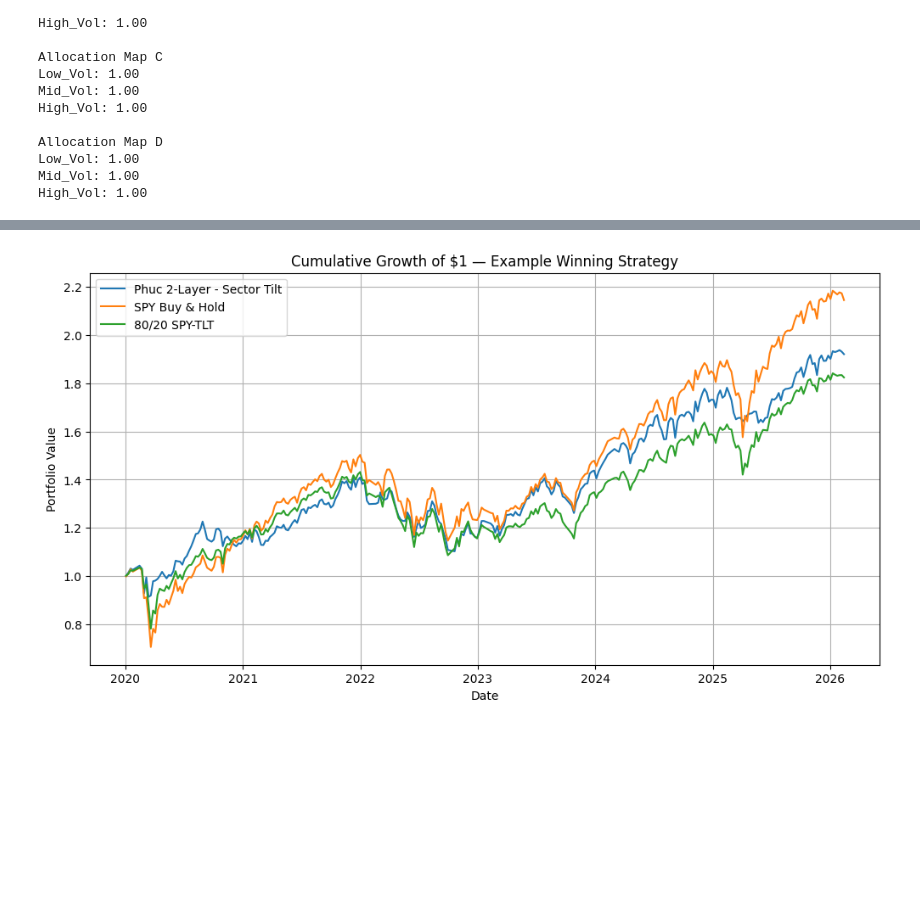
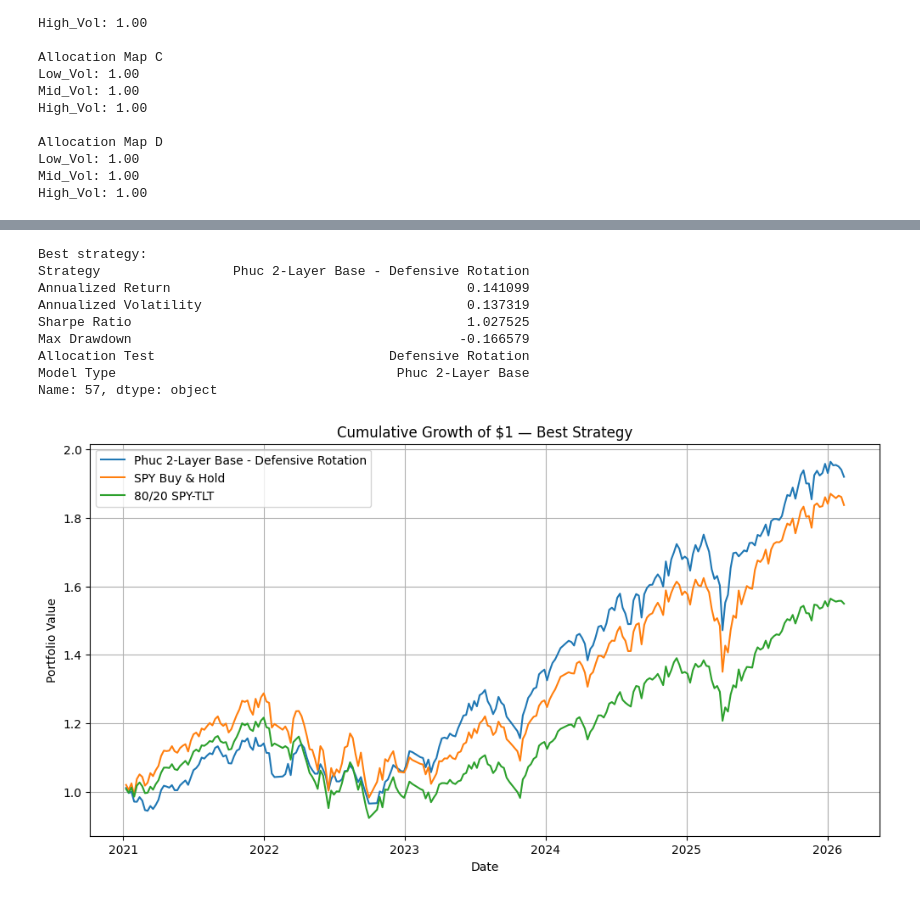
Before and after one commit to Spencer-Cheung/regime-portfolio-allocation, a Jupyter notebook: 05 - Regime Portfolio - Combined 2 Layer.ipynb, the cells around one changed output, grey strips where cells are left out. Cells and saved outputs as stored; diff of their text form; code cells hidden in the pictures; blank space fills up the shorter version.

```diff
--- a/05 - Regime Portfolio - Combined 2 Layer.ipynb
+++ b/05 - Regime Portfolio - Combined 2 Layer.ipynb
@@ -192,0 +243,10 @@ Return columns now in backtest_df:
+# %%
+pred_val = pred_val.drop(columns=[c for c in pred_val.columns if c.endswith("_return")], errors="ignore")
+pred_test = pred_test.drop(columns=[c for c in pred_test.columns if c.endswith("_return")], errors="ignore")
+
+pred_val = pred_val.join(returns_df, how="left")
+pred_test = pred_test.join(returns_df, how="left")
+
+print("SPY_return exists:", "SPY_return" in pred_test.columns)
+print("TLT_return exists:", "TLT_return" in pred_test.columns)
+print(pred_test[["SPY_return", "TLT_return"]].head())
@@ -449,7 +529,7 @@ def run_allocation_backtest(
         if pd.isna(regime):
             return {}
         if regime not in allocation_map:
-            raise ValueError(f"Regime {regime} not found in allocation map")
+            return {}
         return allocation_map[regime]
 
     weights_df = df[signal_col].map(get_weights).apply(pd.Series).fillna(0.0)
@@ -700,16 +817,42 @@ print(strategy_only_sorted.round(4))
 # %%
-best_bt = results["Sector Tilt"]["phuc"][0].copy()
+# Find best strategy from comparison table
+best_row = strategy_only.sort_values(
+    by="Sharpe Ratio", ascending=False
+).iloc[0]
+
+print("Best strategy:")
+print(best_row)
+
+best_strategy_name = best_row["Strategy"]
+
+# Find corresponding backtest result
+for test_name in results:
+    for model_key in results[test_name]:
+        df_res, summary = results[test_name][model_key]
+        if summary.iloc[0]["Strategy"] == best_strategy_name:
+            best_bt = df_res.copy()
+            break
 
 plt.figure(figsize=(12, 6))
-plt.plot(best_bt.index, best_bt["strategy_growth"], label="Phuc 2-Layer - Sector Tilt")
+plt.plot(best_bt.index, best_bt["strategy_growth"], label=best_strategy_name)
 plt.plot(best_bt.index, best_bt["spy_growth"], label="SPY Buy & Hold")
 plt.plot(best_bt.index, best_bt["growth_8020"], label="80/20 SPY-TLT")
-plt.title("Cumulative Growth of $1 — Example Winning Strategy")
+
+plt.title("Cumulative Growth of $1 — Best Strategy")
 plt.xlabel("Date")
 plt.ylabel("Portfolio Value")
 plt.legend()
 plt.grid(True)
 plt.show()
 # %% [output]
+Best strategy:
+Strategy                 Phuc 2-Layer Base - Defensive Rotation
+Annualized Return                                      0.141099
+Annualized Volatility                                  0.137319
+Sharpe Ratio                                           1.027525
+Max Drawdown                                          -0.166579
+Allocation Test                              Defensive Rotation
+Model Type                                    Phuc 2-Layer Base
+Name: 57, dtype: object
-[figure, old version]
+[figure, new version]
 # %%
```
Also changed, not shown: parts of 21 cells of this notebook, 1 other file.
